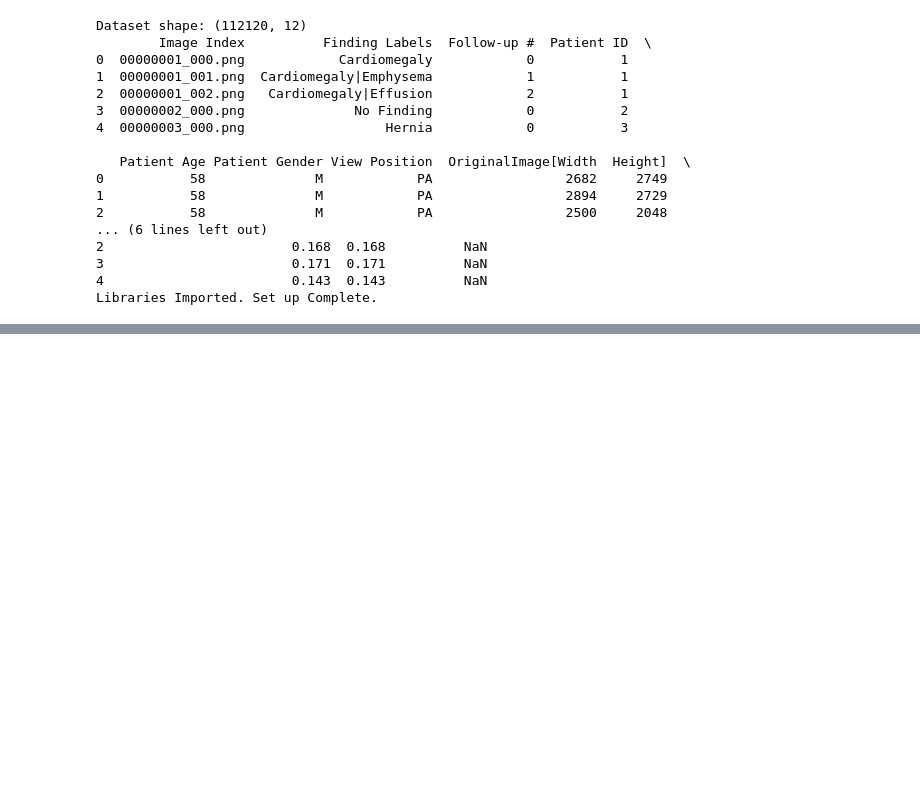
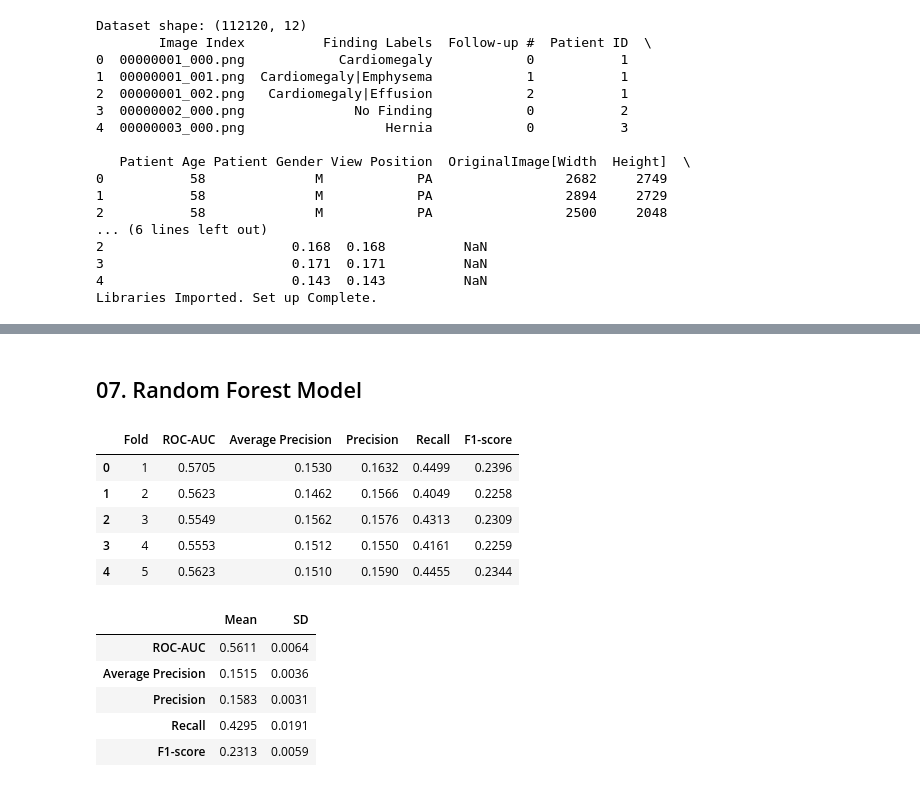
Before and after one commit to hweeenh/nih-chestxray-ml, a Jupyter notebook: tabular-baseline/nih_cxr_tabular_baseline.ipynb, the cells around one changed output, grey strips where cells are left out. Saved outputs shown, nothing was run; the diff lists cells and outputs as text; code cells hidden in the pictures; blank space fills up the shorter version.

```diff
--- a/tabular-baseline/nih_cxr_tabular_baseline.ipynb
+++ b/tabular-baseline/nih_cxr_tabular_baseline.ipynb
@@ -75,0 +236,51 @@ Name: count, dtype: int64
+# %% [markdown]
+## 07. Random Forest Model
+# %%
+from sklearn.ensemble import RandomForestClassifier
+
+# Random Forest Model
+randomforest_model = Pipeline(steps=[
+    ("preprocessor", preprocessor),
+    ("classifier", RandomForestClassifier(
+        n_estimators=200,
+        class_weight="balanced",
+        random_state=42,
+        n_jobs=-1))])
+
+# Run cross-validation
+rf_results = []
+for fold, (train_idx, val_idx) in enumerate(cv.split(X, y, groups=groups), start=1):
+    X_train, X_val = X.iloc[train_idx], X.iloc[val_idx]
+    y_train, y_val = y.iloc[train_idx], y.iloc[val_idx]
+    randomforest_model.fit(X_train, y_train)
+    y_prob = randomforest_model.predict_proba(X_val)[:, 1]
+    y_pred = (y_prob >= 0.5).astype(int)
+    rf_results.append({
+        "Fold": fold,
+        "ROC-AUC": roc_auc_score(y_val, y_prob),
+        "Average Precision": average_precision_score(y_val, y_prob),
+        "Precision": precision_score(y_val, y_pred, zero_division=0),
+        "Recall": recall_score(y_val, y_pred, zero_division=0),
+        "F1-score": f1_score(y_val, y_pred, zero_division=0)})
+
+# Show cross-validation results
+rf_results_df = pd.DataFrame(rf_results)
+display(rf_results_df.round(4))
+
+# Summarize results
+rf_summary = rf_results_df.drop(columns="Fold").agg(["mean", "std"]).T
+rf_summary.columns = ["Mean", "SD"]
+display(rf_summary.round(4))
+# %% [output]
+|  | Fold | ROC-AUC | Average Precision | Precision | Recall | F1-score |
+| 0 | 1 | 0.5705 | 0.1530 | 0.1632 | 0.4499 | 0.2396 |
+| 1 | 2 | 0.5623 | 0.1462 | 0.1566 | 0.4049 | 0.2258 |
+| 2 | 3 | 0.5549 | 0.1562 | 0.1576 | 0.4313 | 0.2309 |
+| 3 | 4 | 0.5553 | 0.1512 | 0.1550 | 0.4161 | 0.2259 |
+| 4 | 5 | 0.5623 | 0.1510 | 0.1590 | 0.4455 | 0.2344 |
+|  | Mean | SD |
+| ROC-AUC | 0.5611 | 0.0064 |
+| Average Precision | 0.1515 | 0.0036 |
+| Precision | 0.1583 | 0.0031 |
+| Recall | 0.4295 | 0.0191 |
+| F1-score | 0.2313 | 0.0059 |
```
Also changed, not shown: parts of 24 cells of this notebook.
